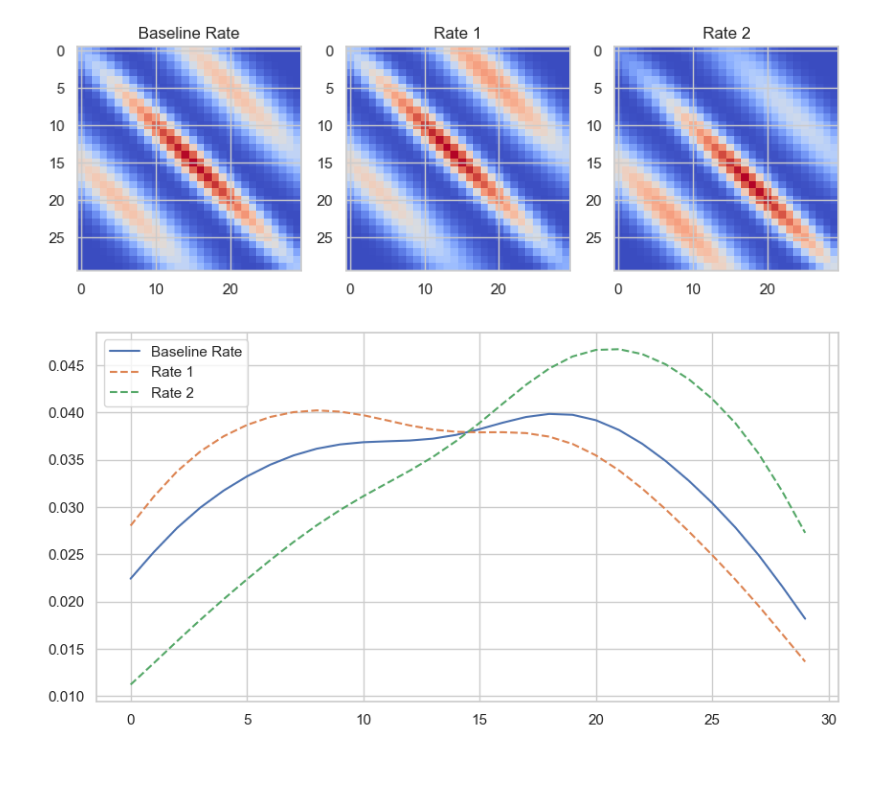
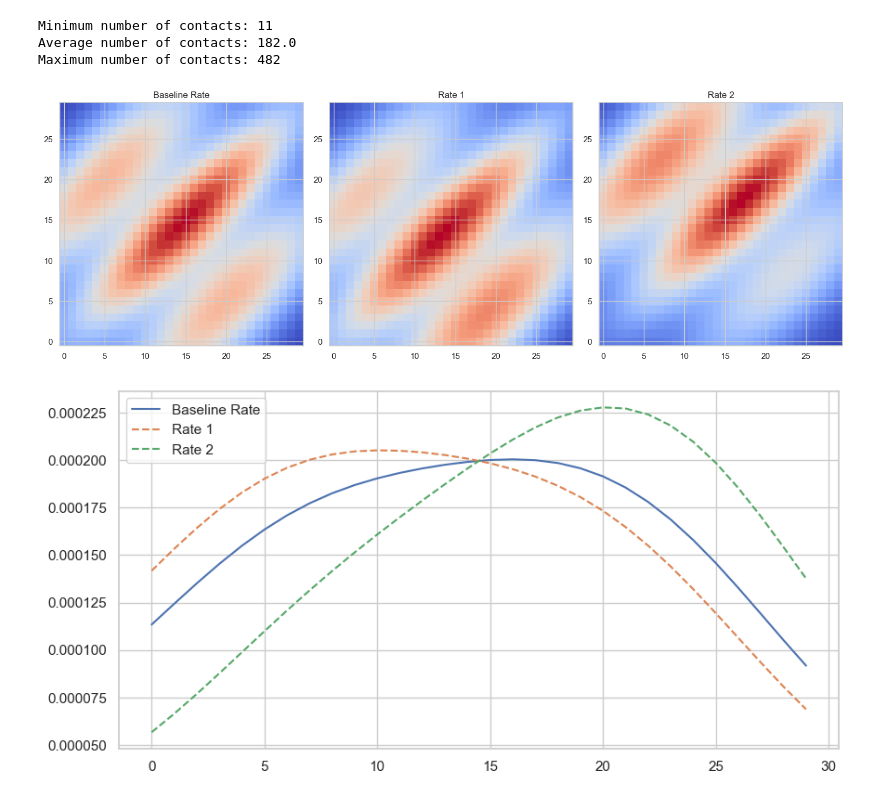
Before and after one commit to ShozenD/cntmosaic, a Jupyter notebook: notebooks/synthetic_data.ipynb, the cells around one changed output. Saved outputs shown, nothing was run; the diff lists cells and outputs as text; code cells hidden in the pictures; blank space fills up the shorter version.

Commit message:
[update] data generation algorithm

```diff
--- a/notebooks/synthetic_data.ipynb
+++ b/notebooks/synthetic_data.ipynb
@@ -94,3 +89,29 @@ df.to_csv('../data/sim/test.csv', index=False)
+# %%
+# Generate random data
+pois_rate = (cnt_int.reshape(A, A, order='F') * n[:,np.newaxis]).ravel(order='F')
+y = poisson.rvs(mu=pois_rate)
+
+print('Minimum number of contacts:', y.min())
+print('Average number of contacts:', np.median(y))
+print('Maximum number of contacts:', y.max())
+# %% [output]
+Minimum number of contacts: 11
+Average number of contacts: 182.0
+Maximum number of contacts: 482
+# %%
+# Basic data
+age_coords = np.array([[a, b] for a in range(A) for b in range(A)])
+df = pd.DataFrame({
+  'y': y,
+  'age_part': age_coords[:,0],
+  'age_cnt': age_coords[:,1],
+  'n': n[age_coords[:,0]],
+  'p': pop[age_coords[:,1]],
+  'true_rate': cnt_rate,
+  'true_cint': cnt_int
+})
+
+df.to_csv('../data/sim/basic.csv', index=False)
 # %%
 def delta2(a, intercept=1/2, slope=1/29):
   return intercept + slope * a
@@ -117,35 +127,47 @@ P1 = np.round(1/3 * P[aid])
+# %%
+aid = age_coords[:,0]
+
+cnt_rate0 = delta1(aid) * cnt_rate
+cnt_rate1 = delta2(aid) * cnt_rate
+cnt_int0 = (cnt_rate0.reshape(A, A) * pop[np.newaxis,:]).ravel()
+cnt_int1 = (cnt_rate1.reshape(A, A) * pop[np.newaxis,:]).ravel()
+pois_rate0 = (cnt_int0.reshape(A, A) * n[:,np.newaxis]).ravel()
+pois_rate1 = (cnt_int1.reshape(A, A) * n[:,np.newaxis]).ravel()
+
+y0 = poisson.rvs(mu=pois_rate0)
+y1 = poisson.rvs(mu=pois_rate1)
+
+n0 = n[aid]
+n1 = n0
+pop0 = np.round(2/3 * pop[aid])
+pop1 = np.round(1/3 * pop[aid])
 # %%
-fig, ax = plt.subplots(1, 3, figsize=(10, 5))
+fig, ax = plt.subplots(1, 3, figsize=(15, 5), dpi=100)
 
-rate1 = delta1(aid)*cnt_prob
-rate2 = delta2(aid)*cnt_prob
-
-ax[0].imshow(cnt_prob.reshape(A, A), cmap='coolwarm')
-ax[1].imshow(rate1.reshape(A, A), cmap='coolwarm')
-ax[2].imshow(rate2.reshape(A, A), cmap='coolwarm')
+ax[0].imshow(cnt_rate.reshape(A, A), cmap='coolwarm', origin='lower')
+ax[1].imshow(cnt_rate0.reshape(A, A), cmap='coolwarm', origin='lower')
+ax[2].imshow(cnt_rate1.reshape(A, A), cmap='coolwarm', origin='lower')
 
 ax[0].set_aspect('equal')
 ax[1].set_aspect('equal')
 ax[2].set_aspect('equal')
 
 ax[0].set_title('Baseline Rate')
 ax[1].set_title('Rate 1')
 ax[2].set_title('Rate 2')
 
+fig.set_tight_layout(True)
 plt.show()
 # %% [output]
-[figure, old version]
+[figure, new version]
 # %%
 fig, ax = plt.subplots(figsize=(10, 5))
 
-rate1 = delta1(aid)*cnt_prob
-rate2 = delta2(aid)*cnt_prob
-
-ax.plot(cnt_prob.reshape(A, A).sum(axis=1), label='Baseline Rate')
-ax.plot(rate1.reshape(A, A).sum(axis=1), label='Rate 1', linestyle='--')
-ax.plot(rate2.reshape(A, A).sum(axis=1), label='Rate 2', linestyle='--')
+ax.plot(cnt_rate.reshape(A, A).sum(axis=1), label='Baseline Rate')
+ax.plot(cnt_rate0.reshape(A, A).sum(axis=1), label='Rate 1', linestyle='--')
+ax.plot(cnt_rate1.reshape(A, A).sum(axis=1), label='Rate 2', linestyle='--')
 ax.legend()
 
 plt.show()
 # %% [output]
-[figure, old version]
+[figure, new version]
```
Also changed, not shown: parts of 17 cells of this notebook.
